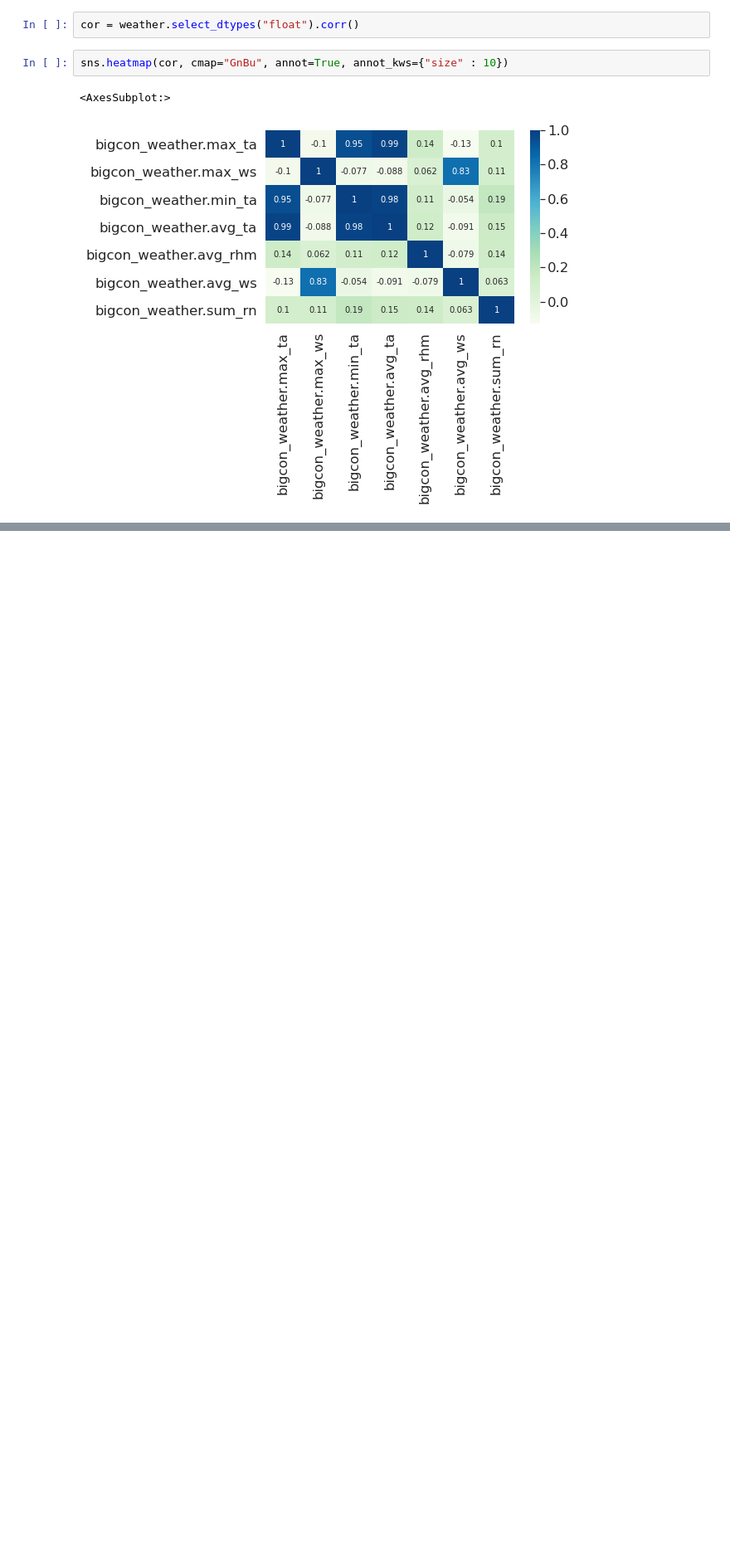
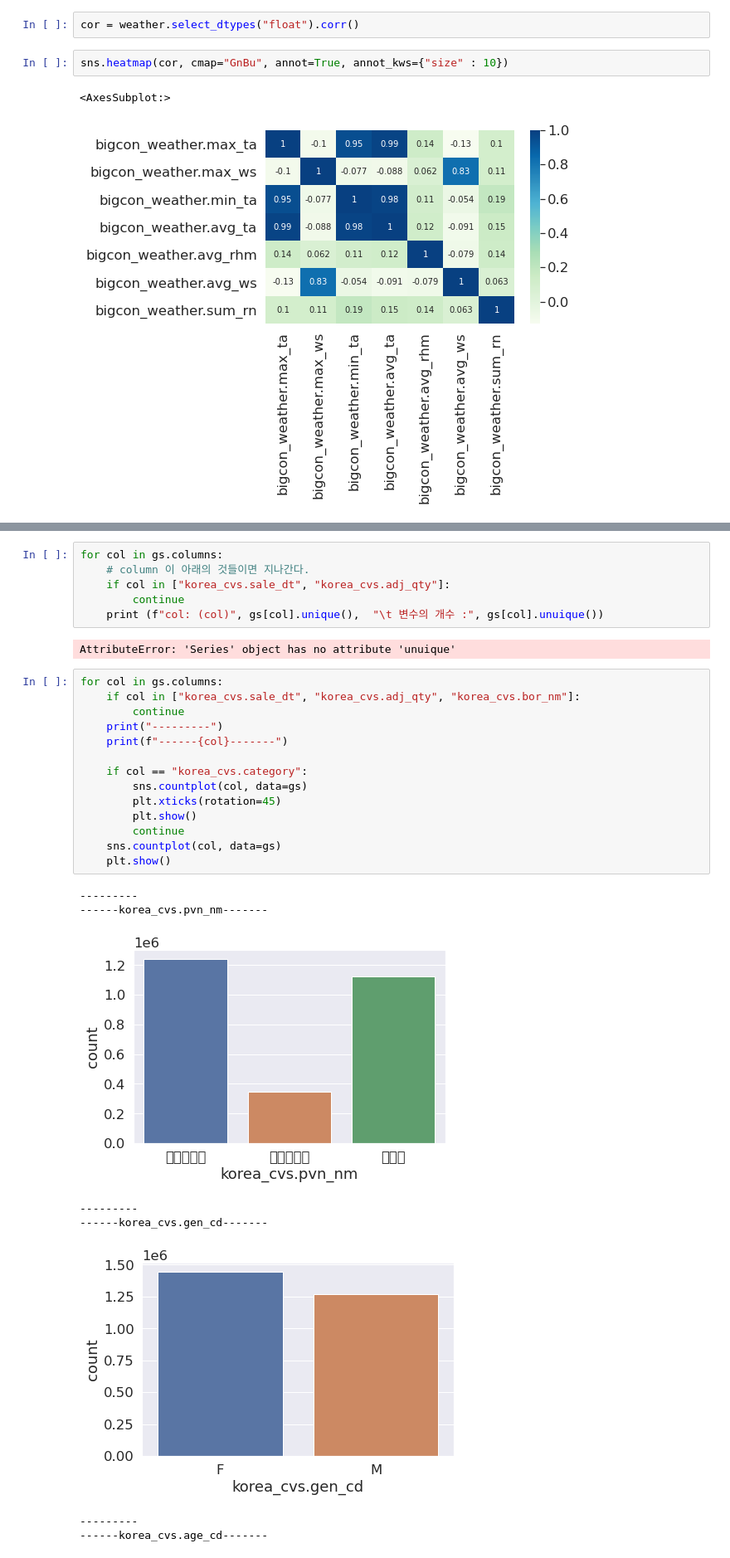
Before and after one commit to AIFFEL-CodingMaster/Munjunhyeong, a Jupyter notebook: contents/table_data1/EDA.ipynb, the cells around one changed output, grey strips where cells are left out. Shown at 83% size. Cells and saved outputs as stored; diff of their text form; blank space fills up the shorter version.

```diff
--- a/contents/table_data1/EDA.ipynb
+++ b/contents/table_data1/EDA.ipynb
@@ -306,0 +327,31 @@ sns.heatmap(cor, cmap="GnBu", annot=True, annot_kws={"size" : 10})
+# %%
+for col in gs.columns:
+    # column 이 아래의 것들이면 지나간다.
+    if col in ["korea_cvs.sale_dt", "korea_cvs.adj_qty"]:
+        continue
+    print (f"col: (col)", gs[col].unique(),  "\t 변수의 개수 :", gs[col].unuique())
+# %% [output]
+AttributeError: 'Series' object has no attribute 'unuique'
+# %%
+for col in gs.columns:
+    if col in ["korea_cvs.sale_dt", "korea_cvs.adj_qty", "korea_cvs.bor_nm"]:
+        continue
+    print("---------")
+    print(f"------{col}-------")
+
+    if col == "korea_cvs.category":
+        sns.countplot(col, data=gs)
+        plt.xticks(rotation=45)
+        plt.show()
+        continue
+    sns.countplot(col, data=gs)
+    plt.show()
+# %% [output]
+---------
+------korea_cvs.pvn_nm-------
+[figure, added]
+---------
+------korea_cvs.gen_cd-------
+[figure, added]
+---------
+------korea_cvs.age_cd-------
```
Also changed, not shown: parts of 34 cells of this notebook.
